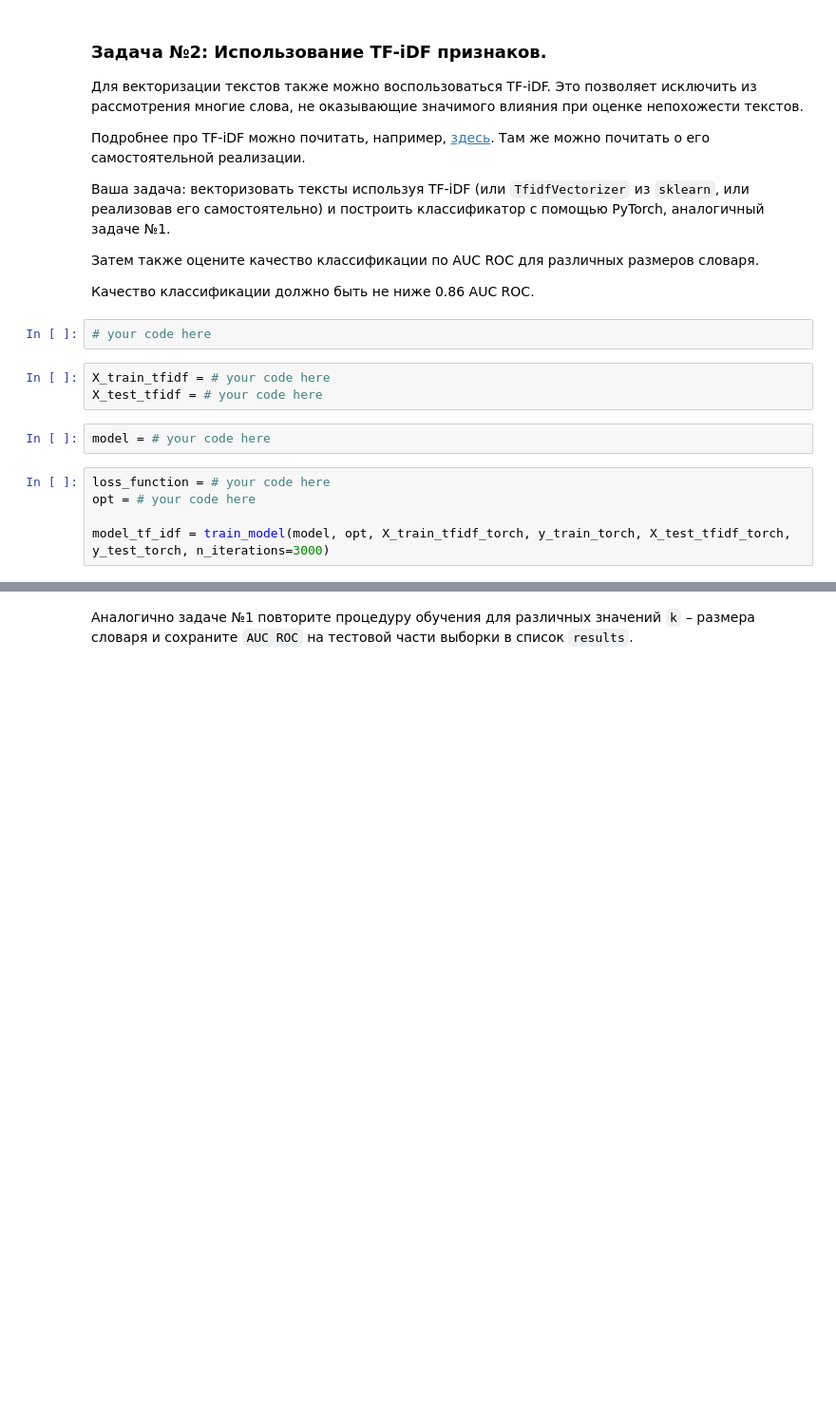
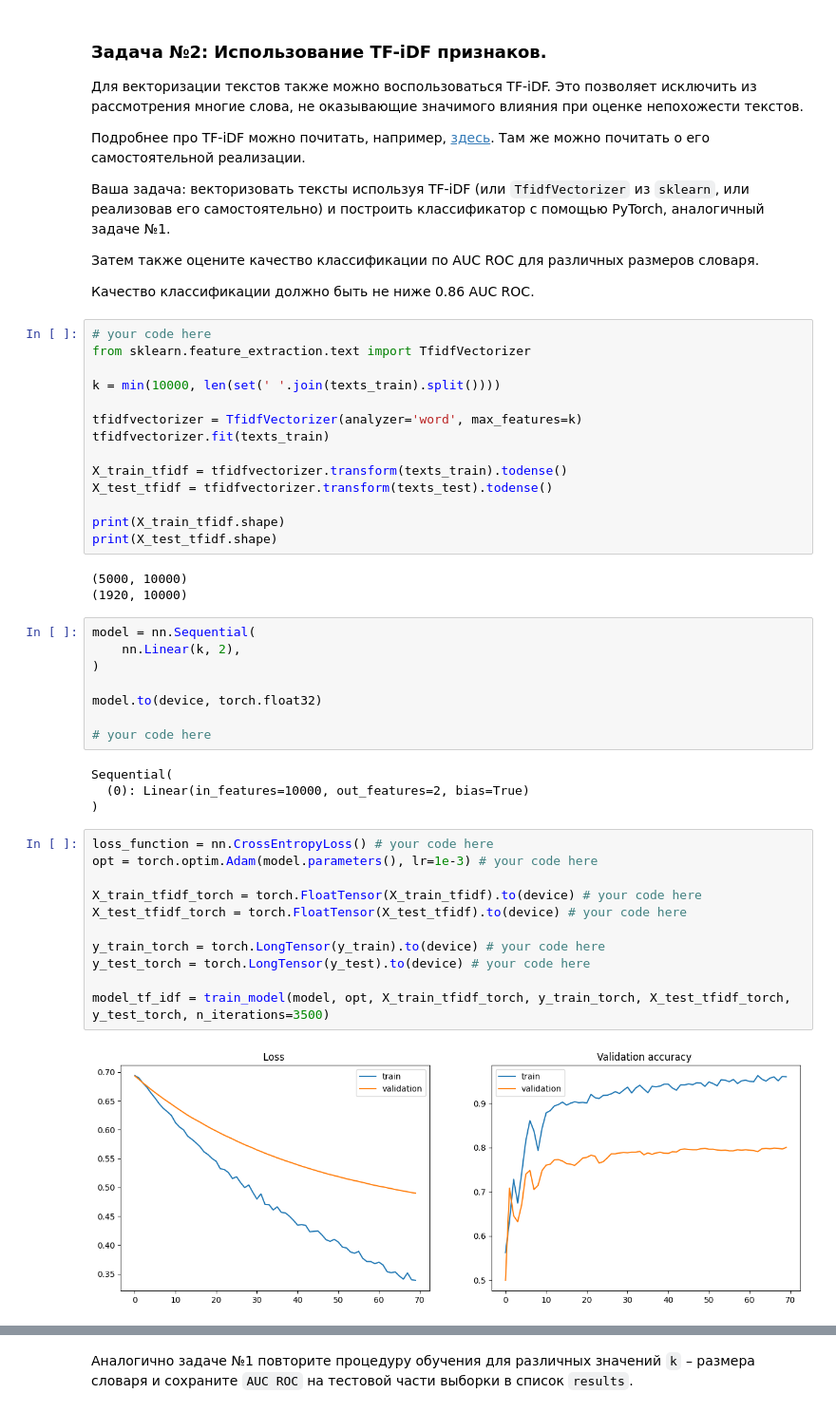
Before and after one commit to blnglishPlease/ML-and-DL, a Jupyter notebook: assignments/assignment06_text_classification/assignment01.ipynb, the cells around one changed output, grey strips where cells are left out. Shown at 95% size. Drawn from its saved outputs; the diff is of its cells as text; blank space fills up the shorter version.

```diff
--- a/assignments/assignment06_text_classification/assignment01.ipynb
+++ b/assignments/assignment06_text_classification/assignment01.ipynb
@@ -298,18 +325,48 @@ out_dict['bow_k_vary'] = results
 Затем также оцените качество классификации по AUC ROC для различных размеров словаря.
 
 Качество классификации должно быть не ниже 0.86 AUC ROC.
-# %%
-# your code here
-# %%
-X_train_tfidf = # your code here
-X_test_tfidf = # your code here
-# %%
-model = # your code here
-# %%
-loss_function = # your code here
-opt = # your code here
-
-model_tf_idf = train_model(model, opt, X_train_tfidf_torch, y_train_torch, X_test_tfidf_torch, y_test_torch, n_iterations=3000)
+# %%
+# your code here
+from sklearn.feature_extraction.text import TfidfVectorizer
+
+k = min(10000, len(set(' '.join(texts_train).split())))
+
+tfidfvectorizer = TfidfVectorizer(analyzer='word', max_features=k)
+tfidfvectorizer.fit(texts_train)
+
+X_train_tfidf = tfidfvectorizer.transform(texts_train).todense()
+X_test_tfidf = tfidfvectorizer.transform(texts_test).todense()
+
+print(X_train_tfidf.shape)
+print(X_test_tfidf.shape)
+# %% [output]
+(5000, 10000)
+(1920, 10000)
+# %%
+model = nn.Sequential(
+    nn.Linear(k, 2),
+)
+
+model.to(device, torch.float32)
+
+# your code here
+# %% [output]
+Sequential(
+  (0): Linear(in_features=10000, out_features=2, bias=True)
+)
+# %%
+loss_function = nn.CrossEntropyLoss() # your code here
+opt = torch.optim.Adam(model.parameters(), lr=1e-3) # your code here
+
+X_train_tfidf_torch = torch.FloatTensor(X_train_tfidf).to(device) # your code here
+X_test_tfidf_torch = torch.FloatTensor(X_test_tfidf).to(device) # your code here
+
+y_train_torch = torch.LongTensor(y_train).to(device) # your code here
+y_test_torch = torch.LongTensor(y_test).to(device) # your code here
+
+model_tf_idf = train_model(model, opt, X_train_tfidf_torch, y_train_torch, X_test_tfidf_torch, y_test_torch, n_iterations=3500)
+# %% [output]
+[figure, added]
 # %%
 # do not change the code in the block below
 # __________start of block__________
```
Also changed, not shown: parts of 14 cells of this notebook.
